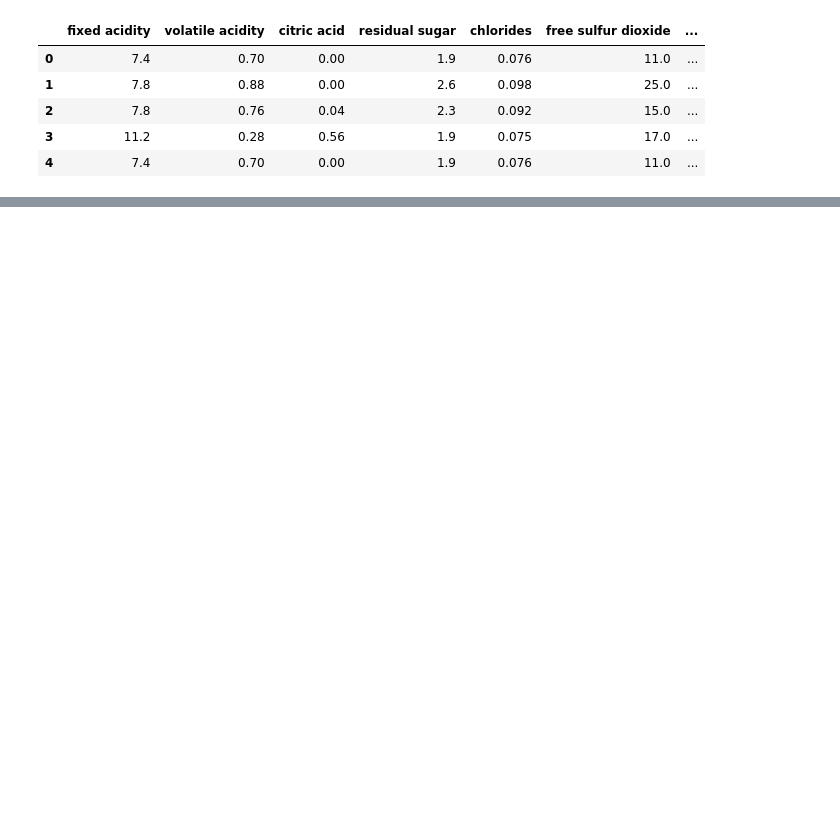
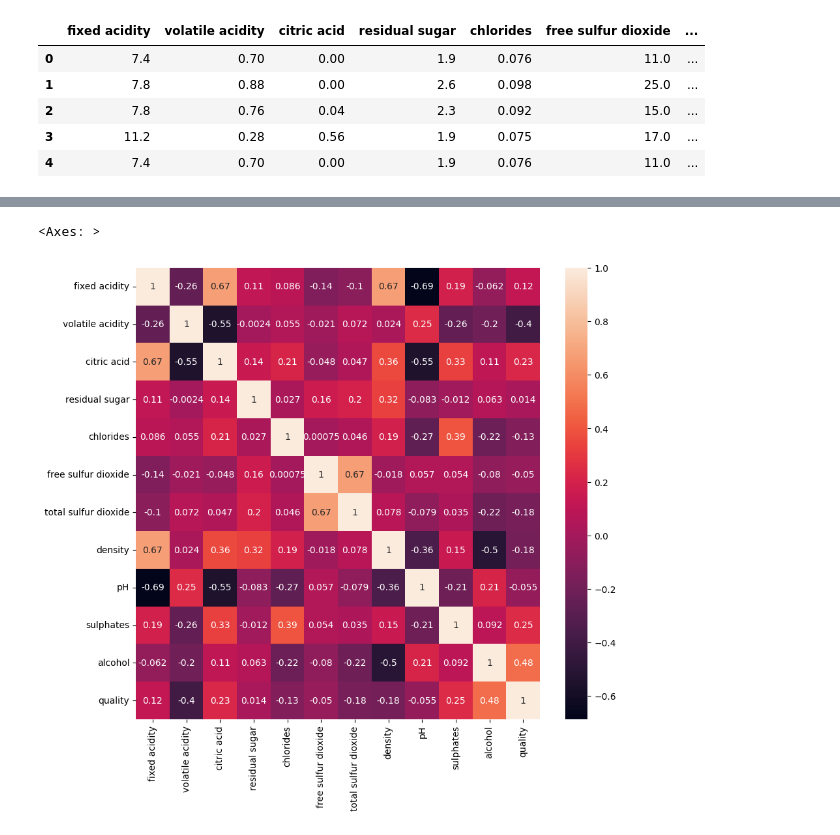
Before and after one commit to ArunNegi112/feature-engineering-eda, a Jupyter notebook: EDA/Red_wineDataset.ipynb, the cells around one changed output, grey strips where cells are left out. Cells and saved outputs as stored; diff of their text form; code cells hidden in the pictures; blank space fills up the shorter version.

```diff
--- a/EDA/Red_wineDataset.ipynb
+++ b/EDA/Red_wineDataset.ipynb
@@ -13,0 +144,4 @@ raw_data.head()
+# %%
+# Removing the duplicates
+raw_data.drop_duplicates(keep='first',inplace=True)
+raw_data  # 240 rows dropped
@@ -13,0 +184,10 @@ raw_data.head()
+# %%
+## Visualizing it
+plt.figure(figsize=(10,9))
+sns.heatmap(raw_data.corr(),annot=True)
+
+
+# With this we can interpret if one variable increases or decreases what happen to any other variable
+# %% [output]
+<Axes: >
+[figure, added]
```
Also changed, not shown: parts of 23 cells of this notebook.
